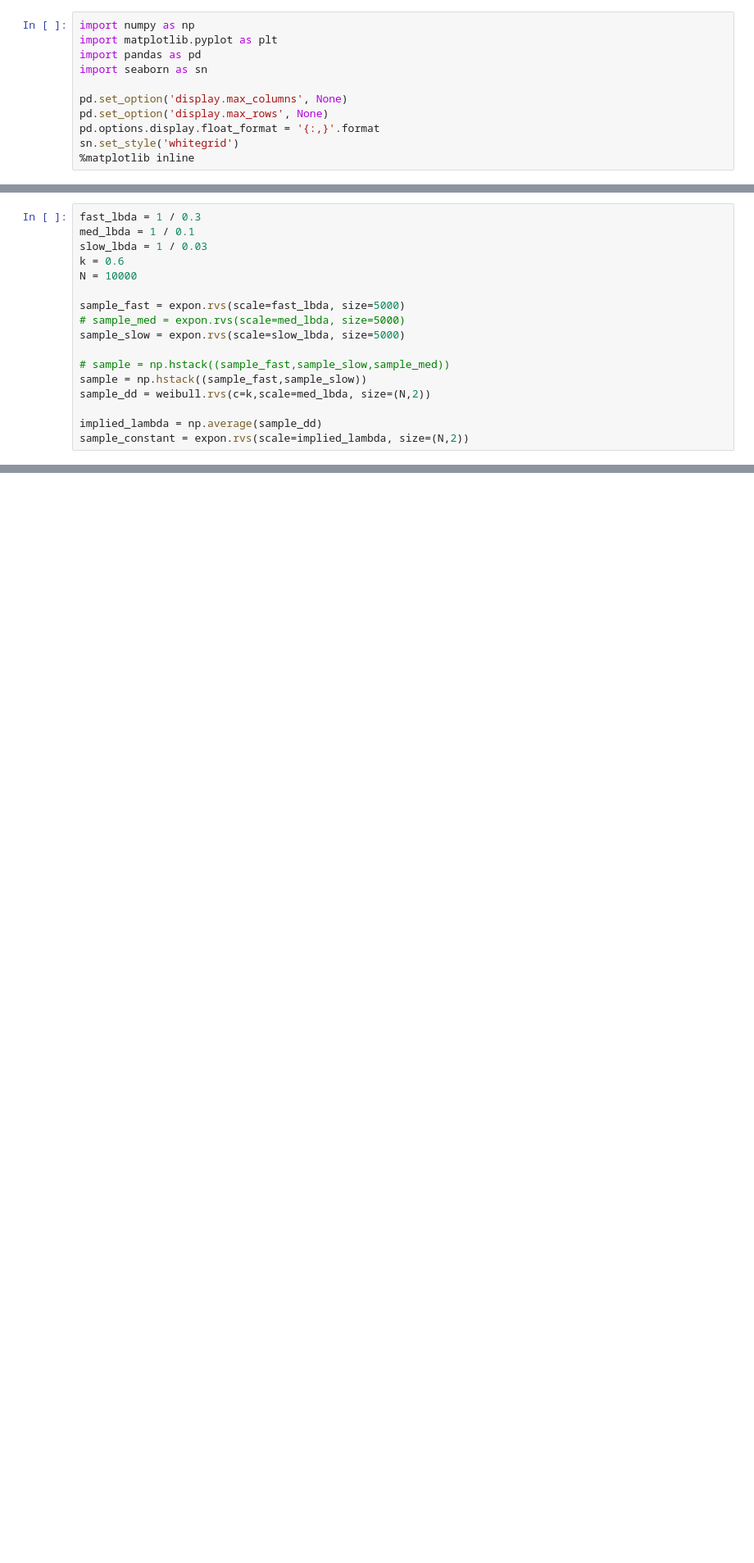
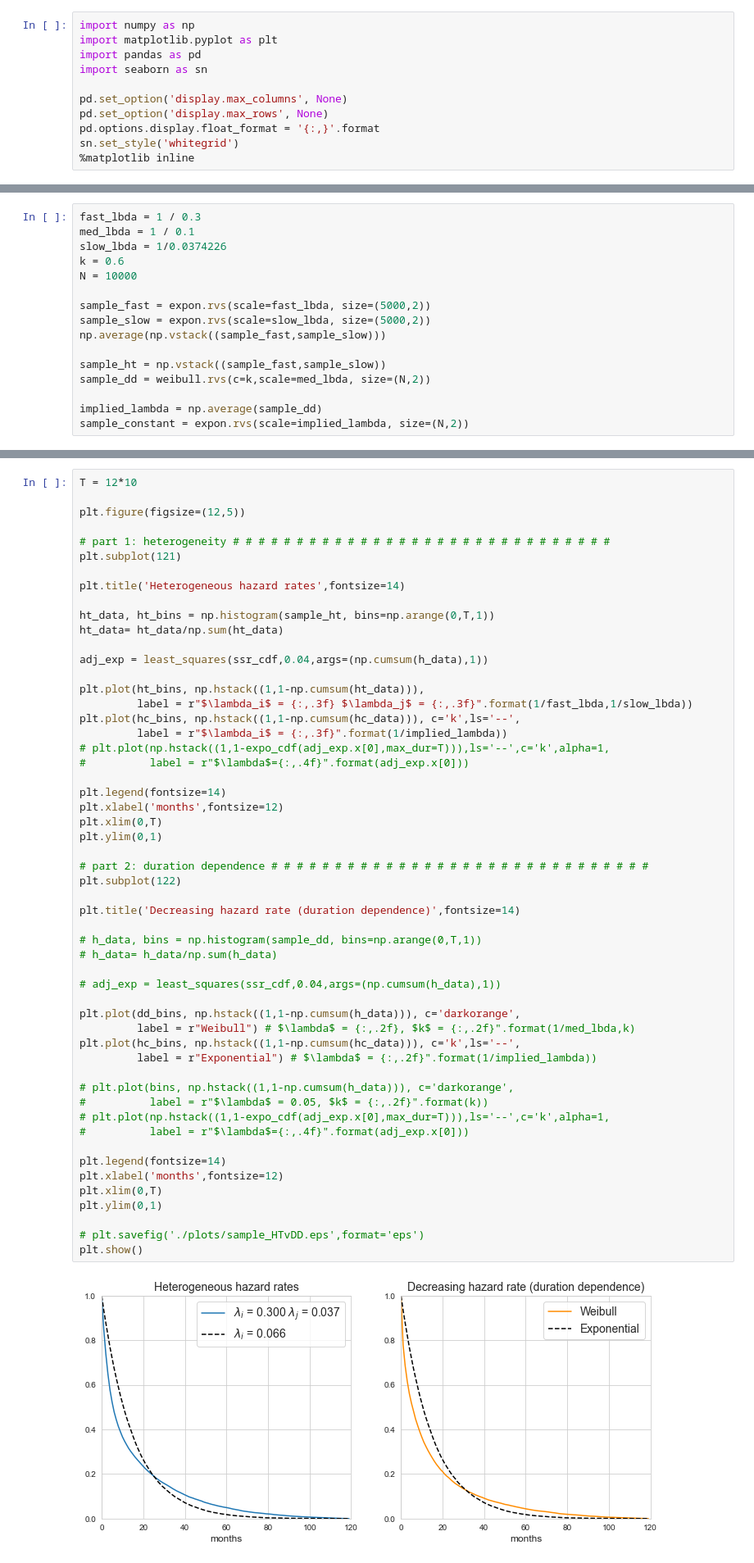
Before and after one commit to crisla/UVD_ABS_code, a Jupyter notebook: SimulationPlots.ipynb, the cells around one changed output, grey strips where cells are left out. Shown: that part at 82% size. Cells and saved outputs as stored; diff of their text form; blank space fills up the shorter version.

```diff
--- a/SimulationPlots.ipynb
+++ b/SimulationPlots.ipynb
@@ -26,16 +27,15 @@ def ssr_cdf(x,other_cdf,start):
 # %%
 fast_lbda = 1 / 0.3
 med_lbda = 1 / 0.1
-slow_lbda = 1 / 0.03
+slow_lbda = 1/0.0374226
 k = 0.6
 N = 10000
 
-sample_fast = expon.rvs(scale=fast_lbda, size=5000)
-# sample_med = expon.rvs(scale=med_lbda, size=5000)
-sample_slow = expon.rvs(scale=slow_lbda, size=5000)
+sample_fast = expon.rvs(scale=fast_lbda, size=(5000,2))
+sample_slow = expon.rvs(scale=slow_lbda, size=(5000,2))
+np.average(np.vstack((sample_fast,sample_slow)))
 
-# sample = np.hstack((sample_fast,sample_slow,sample_med))
-sample = np.hstack((sample_fast,sample_slow))
+sample_ht = np.vstack((sample_fast,sample_slow))
 sample_dd = weibull.rvs(c=k,scale=med_lbda, size=(N,2))
 
 implied_lambda = np.average(sample_dd)
@@ -95,0 +96,56 @@ np.average(sample_constant)
+# %%
+T = 12*10
+
+plt.figure(figsize=(12,5))
+
+# part 1: heterogeneity # # # # # # # # # # # # # # # # # # # # # # # # # # # # # #
+plt.subplot(121)
+
+plt.title('Heterogeneous hazard rates',fontsize=14)
+
+ht_data, ht_bins = np.histogram(sample_ht, bins=np.arange(0,T,1))
+ht_data= ht_data/np.sum(ht_data)
+
+adj_exp = least_squares(ssr_cdf,0.04,args=(np.cumsum(h_data),1))
+
+plt.plot(ht_bins, np.hstack((1,1-np.cumsum(ht_data))),
+         label = r"$\lambda_i$ = {:,.3f} $\lambda_j$ = {:,.3f}".format(1/fast_lbda,1/slow_lbda))
+plt.plot(hc_bins, np.hstack((1,1-np.cumsum(hc_data))), c='k',ls='--',
+         label = r"$\lambda_i$ = {:,.3f}".format(1/implied_lambda))
+# plt.plot(np.hstack((1,1-expo_cdf(adj_exp.x[0],max_dur=T))),ls='--',c='k',alpha=1,
+#          label = r"$\lambda$={:,.4f}".format(adj_exp.x[0]))
+
+plt.legend(fontsize=14)
+plt.xlabel('months',fontsize=12)
+plt.xlim(0,T)
+plt.ylim(0,1)
+
+# part 2: duration dependence # # # # # # # # # # # # # # # # # # # # # # # # # # # # # #
+plt.subplot(122)
+
+plt.title('Decreasing hazard rate (duration dependence)',fontsize=14)
+
+# h_data, bins = np.histogram(sample_dd, bins=np.arange(0,T,1))
+# h_data= h_data/np.sum(h_data)
+
+# adj_exp = least_squares(ssr_cdf,0.04,args=(np.cumsum(h_data),1))
+
+plt.plot(dd_bins, np.hstack((1,1-np.cumsum(h_data))), c='darkorange',
+         label = r"Weibull") # $\lambda$ = {:,.2f}, $k$ = {:,.2f}".format(1/med_lbda,k)
+plt.plot(hc_bins, np.hstack((1,1-np.cumsum(hc_data))), c='k',ls='--',
+         label = r"Exponential") # $\lambda$ = {:,.2f}".format(1/implied_lambda))
+
+# plt.plot(bins, np.hstack((1,1-np.cumsum(h_data))), c='darkorange',
+#          label = r"$\lambda$ = 0.05, $k$ = {:,.2f}".format(k))
+# plt.plot(np.hstack((1,1-expo_cdf(adj_exp.x[0],max_dur=T))),ls='--',c='k',alpha=1,
+#          label = r"$\lambda$={:,.4f}".format(adj_exp.x[0]))
+
+plt.legend(fontsize=14)
+plt.xlabel('months',fontsize=12)
+plt.xlim(0,T)
+plt.ylim(0,1)
+
+# plt.savefig('./plots/sample_HTvDD.eps',format='eps')
+plt.show()
+# %% [output]
+[figure, added]
```
Also changed, not shown: parts of 17 cells of this notebook, 38 other files.
